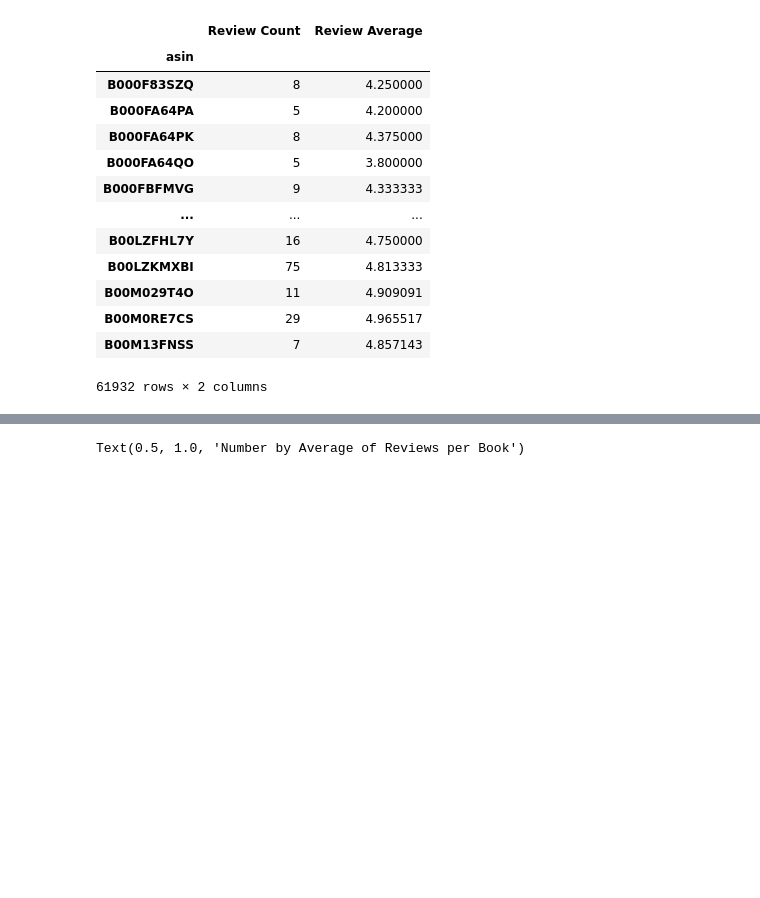
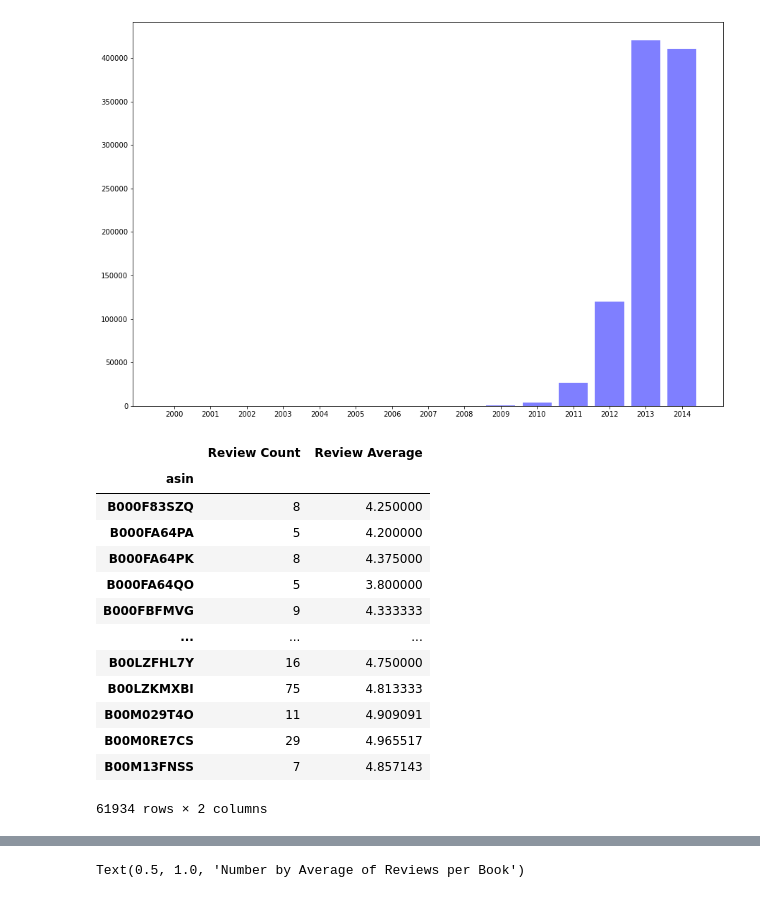
Before and after one commit to JoshSniderman/Merge, a Jupyter notebook: AmazonBooks.ipynb, the cells around one changed output, grey strips where cells are left out. Saved outputs shown, nothing was run; the diff lists cells and outputs as text; code cells hidden in the pictures; blank space fills up the shorter version.

```diff
--- a/AmazonBooks.ipynb
+++ b/AmazonBooks.ipynb
@@ -26,0 +32,3 @@ kindle_data
+# %%
+kindle_data["Review Year"] = review_year
+kindle_data
@@ -27,3 +49,14 @@ kindle_data
+# %%
+year_group = kindle_data.groupby("Review Year").size()
+labels = year_group.index
+x_axis = np.arange(len(labels))
+plt.figure(figsize=(15, 10))
+plt.bar(x_axis, year_group, color='blue', alpha=0.5, align='center')
+tick_locations = [value for value in x_axis]
+plt.xticks(tick_locations, labels)
+plt.show()
+# %% [output]
+[figure, added]
 # %%
 # Does any relationship lie between ratings and total ratings?
 
@@ -38,7 +71,6 @@ kindle_df = pd.DataFrame(kindle_avg)
 kindle_df["Review Count"] = kindle_size
 kindle_df = kindle_df.rename(columns = {"overall": "Review Average"})
 kindle_df = kindle_df[["Review Count", "Review Average"]]
-kindle_df = kindle_df.loc[kindle_df["Review Count"] < 600]
 kindle_df
 # %% [output]
 |  | Review Count | Review Average |
@@ -54,4 +86,4 @@ kindle_df
 | B00M029T4O | 11 | 4.909091 |
 | B00M0RE7CS | 29 | 4.965517 |
 | B00M13FNSS | 7 | 4.857143 |
-61932 rows × 2 columns
+61934 rows × 2 columns
```
Also changed, not shown: parts of 10 cells of this notebook, 8 other files.
